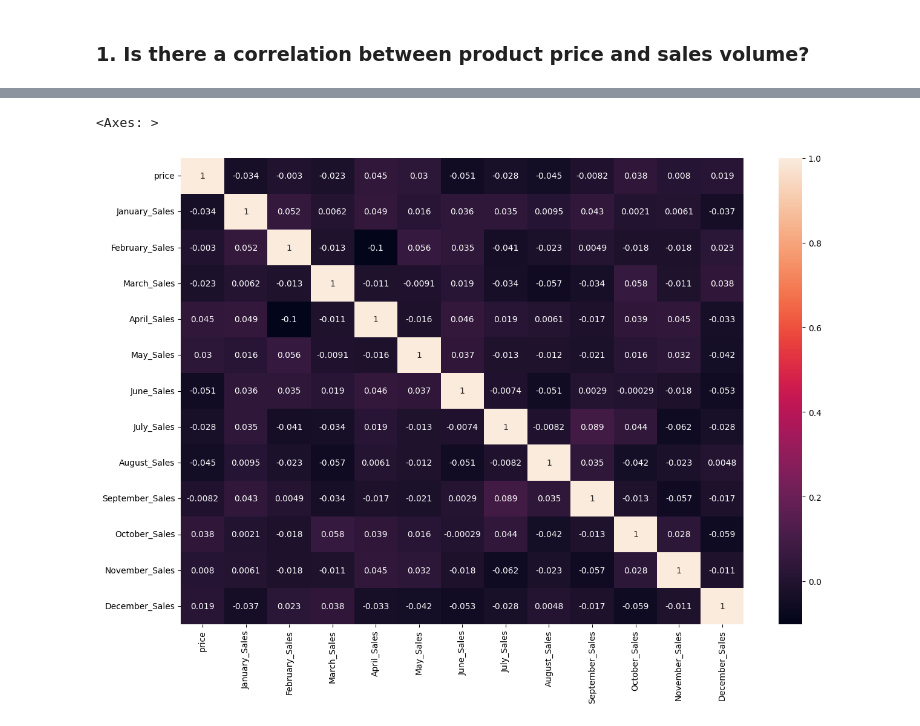
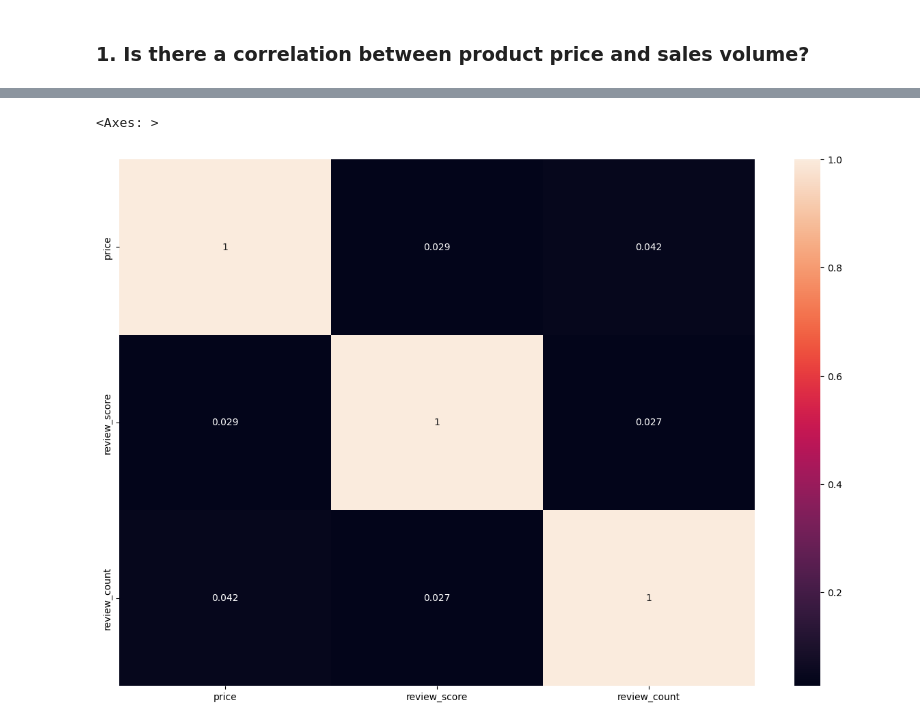
Before and after one commit to Willnguyen02/E-commerce-Sales-Analytics, a Jupyter notebook: Main.ipynb, the cells around one changed output, grey strips where cells are left out. Cells and saved outputs as stored; diff of their text form; code cells hidden in the pictures.

```diff
--- a/Main.ipynb
+++ b/Main.ipynb
@@ -123,7 +123,7 @@ for month in months:
     year += value
 
 
-df['annual_sales'] = year
+df['Total_sales'] = year
 df
 # %% [output]
 |  | product_id | product_name | category | price | review_score | review_count | January_Sales | ... |
@@ -389,10 +331,10 @@ memory usage: 148.6+ KB
 # %%
-
-corr_df = df[['price','January_Sales', 'February_Sales', 'March_Sales', 'April_Sales', 'May_Sales', 'June_Sales', 'July_Sales', 'August_Sales', 'September_Sales', 'October_Sales', 'November_Sales', 'December_Sales']]
+# Created a correlation matrix for price, review_score, and review_count columns
+corr_df = df[['price', 'review_score', 'review_count']]
 corr_matrix = corr_df.corr()
 
 plt.figure(figsize=(15,10))
 sns.heatmap(corr_matrix, annot=True)
 # %% [output]
 <Axes: >
-[figure, old version]
+[figure, new version]
```
Also changed, not shown: parts of 35 cells of this notebook.
